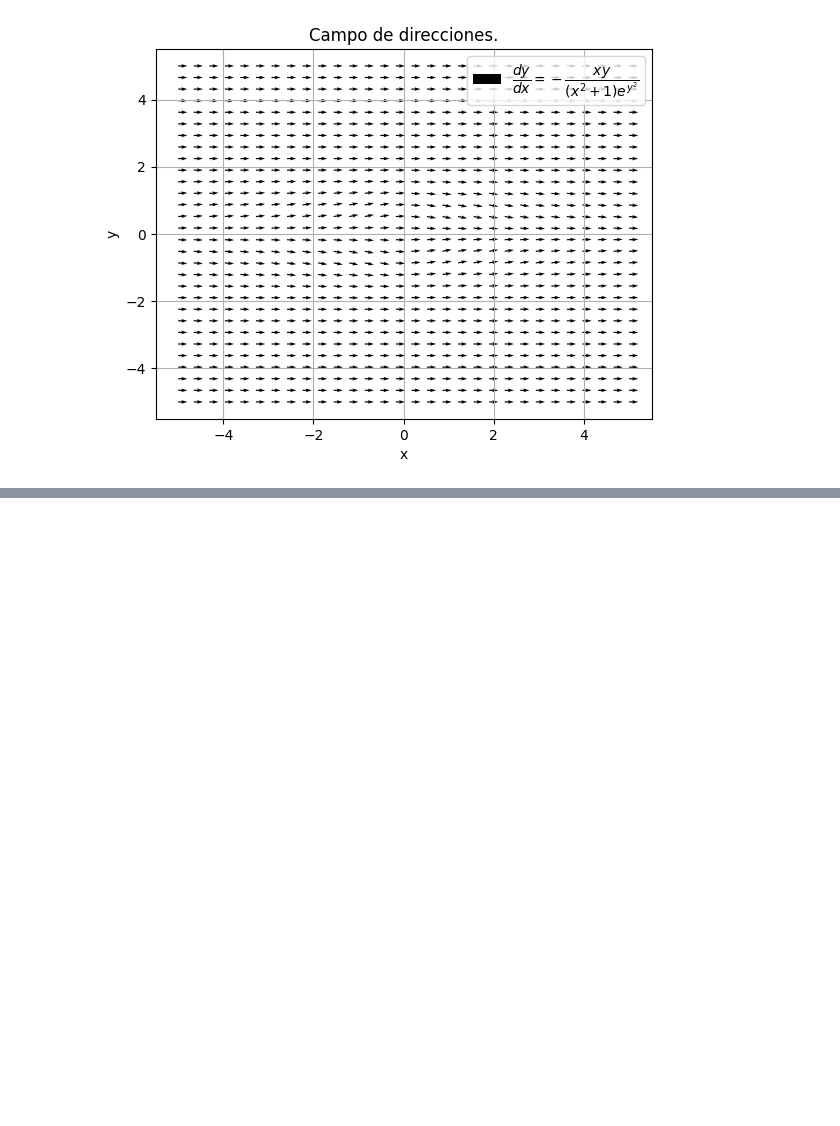
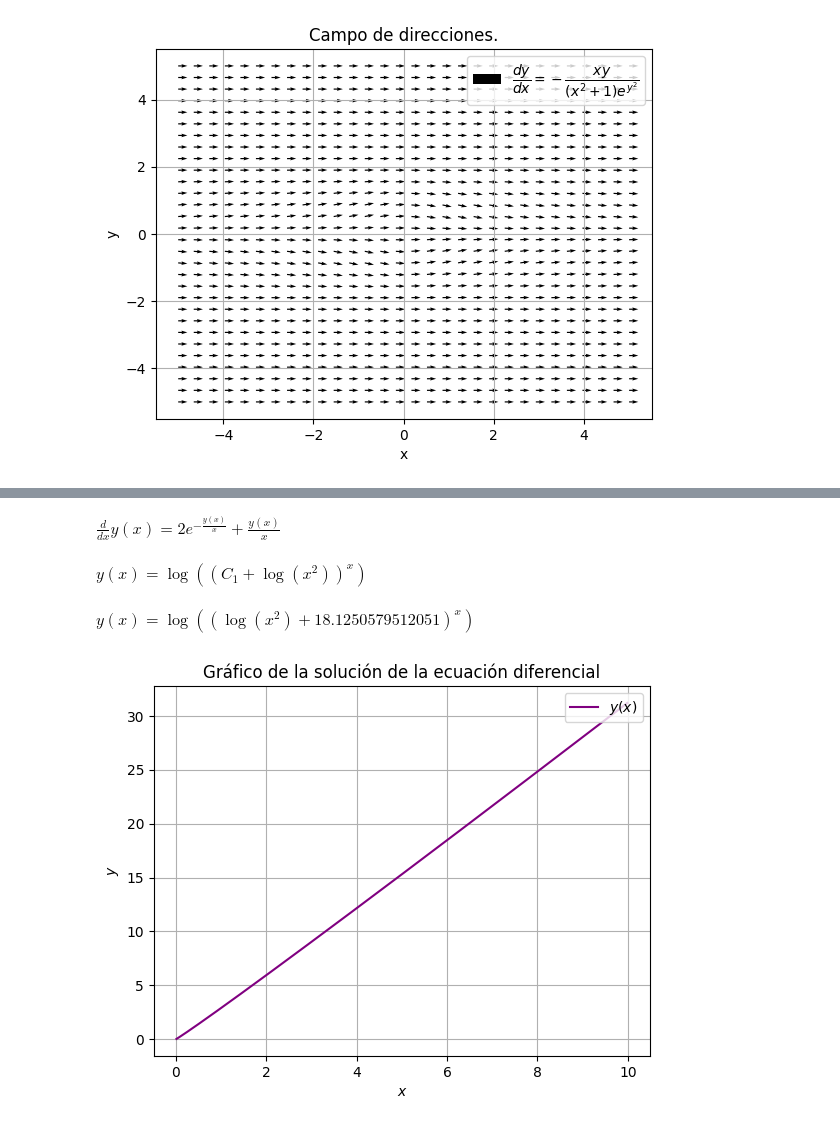
Before and after one commit to AyaxYordi/EDP-1, a Jupyter notebook: Ecuaciones_diferenciales_con_Sympy.ipynb, the cells around one changed output, grey strips where cells are left out. Drawn from its saved outputs; the diff is of its cells as text; code cells hidden in the pictures; blank space fills up the shorter version.

```diff
--- a/Ecuaciones_diferenciales_con_Sympy.ipynb
+++ b/Ecuaciones_diferenciales_con_Sympy.ipynb
@@ -359,0 +397,37 @@ plt.show()
+# %%
+from sympy import *
+import numpy as np
+import matplotlib.pyplot as plt
+
+y = Function('y')
+x = symbols('x')
+
+Eq( diff(y(x),x),y(x)/x+2*exp(-y(x)/x))
+# %% [output]
+$\displaystyle \frac{d}{d x} y{\left(x \right)} = 2 e^{- \frac{y{\left(x \right)}}{x}} + \frac{y{\left(x \right)}}{x}$
+# %%
+dsolve( Eq( diff(y(x),x),y(x)/x+2*exp(-y(x)/x))  , y(x))
+# %% [output]
+$\displaystyle y{\left(x \right)} = \log{\left(\left(C_{1} + \log{\left(x^{2} \right)}\right)^{x} \right)}$
+# %%
+homogenea1 = dsolve( Eq( diff(y(x),x),y(x)/x+2*exp(-y(x)/x)) , y(x) , ics={y(0.7):2} )
+homogenea1
+# %% [output]
+$\displaystyle y{\left(x \right)} = \log{\left(\left(\log{\left(x^{2} \right)} + 18.1250579512051\right)^{x} \right)}$
+# %%
+fh1 = lambdify(x , homogenea1.rhs,"numpy")
+
+xh1 = np.arange(0.01,10,0.01)
+
+yh1 = fh1( xh1 )
+
+plt.plot( xh1 , yh1 ,color="purple",label="$y(x)$")
+
+plt.xlabel("$x$")
+plt.ylabel("$y$")
+plt.grid()
+plt.title("Gráfico de la solución de la ecuación diferencial")
+plt.legend(loc="upper right")
+plt.show()
+# %% [output]
+[figure, added]
```
Also changed, not shown: parts of 48 cells of this notebook.
